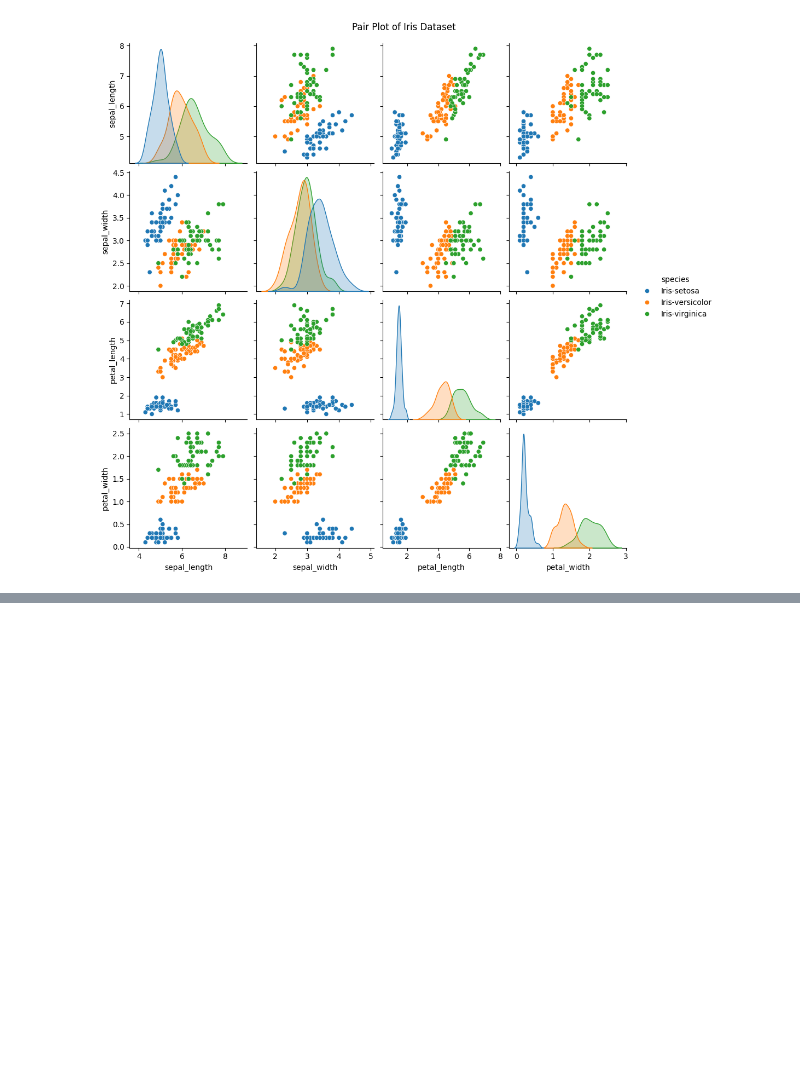
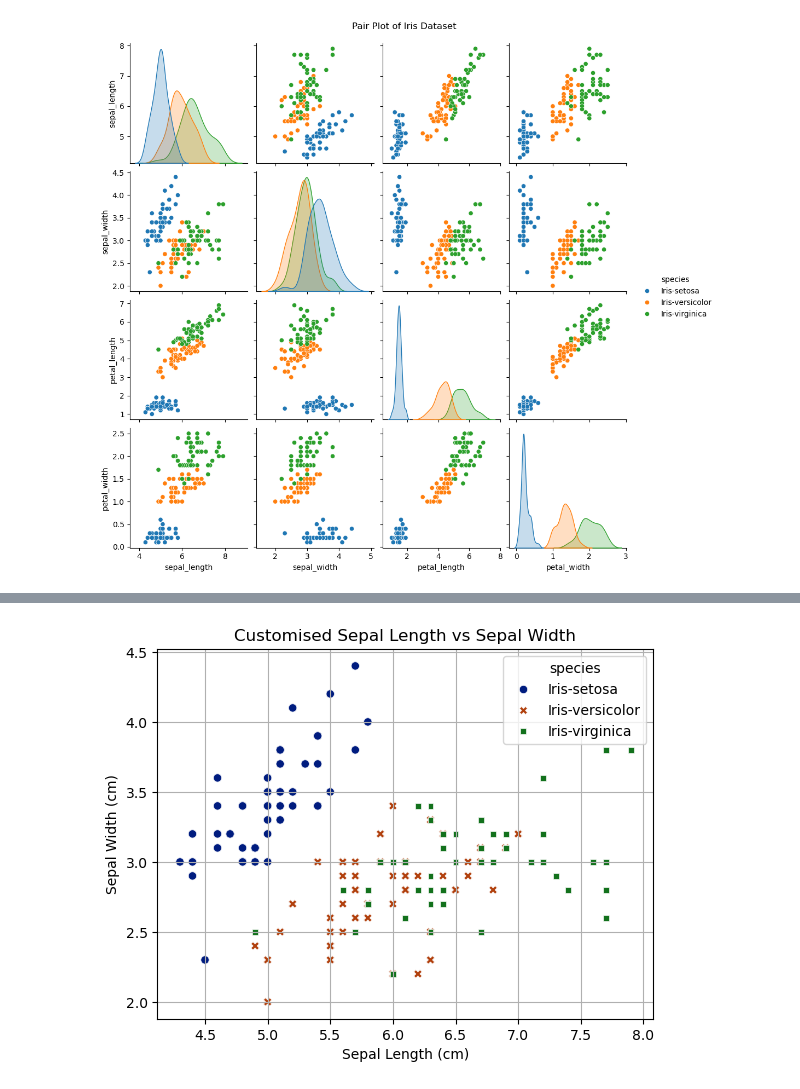
Before and after one commit to k0Dwo/Python-w-Jupyter-Notebook, a Jupyter notebook: Week 5 Lab.ipynb, the cells around one changed output, grey strips where cells are left out. Drawn from its saved outputs; the diff is of its cells as text; code cells hidden in the pictures; blank space fills up the shorter version.

Commit message:
Added Scatterplot

```diff
--- a/Week 5 Lab.ipynb
+++ b/Week 5 Lab.ipynb
@@ -192,0 +145,10 @@ plt.show()
+# %%
+# Customising scatter plot
+sns.scatterplot(data=iris, x='sepal_length', y='sepal_width', hue='species', style='species', palette='dark')
+plt.title("Customised Sepal Length vs Sepal Width")
+plt.xlabel("Sepal Length (cm)")
+plt.ylabel("Sepal Width (cm)")
+plt.grid(True)
+plt.show()
+# %% [output]
+[figure, added]
```
Also changed, not shown: parts of 17 cells of this notebook.
